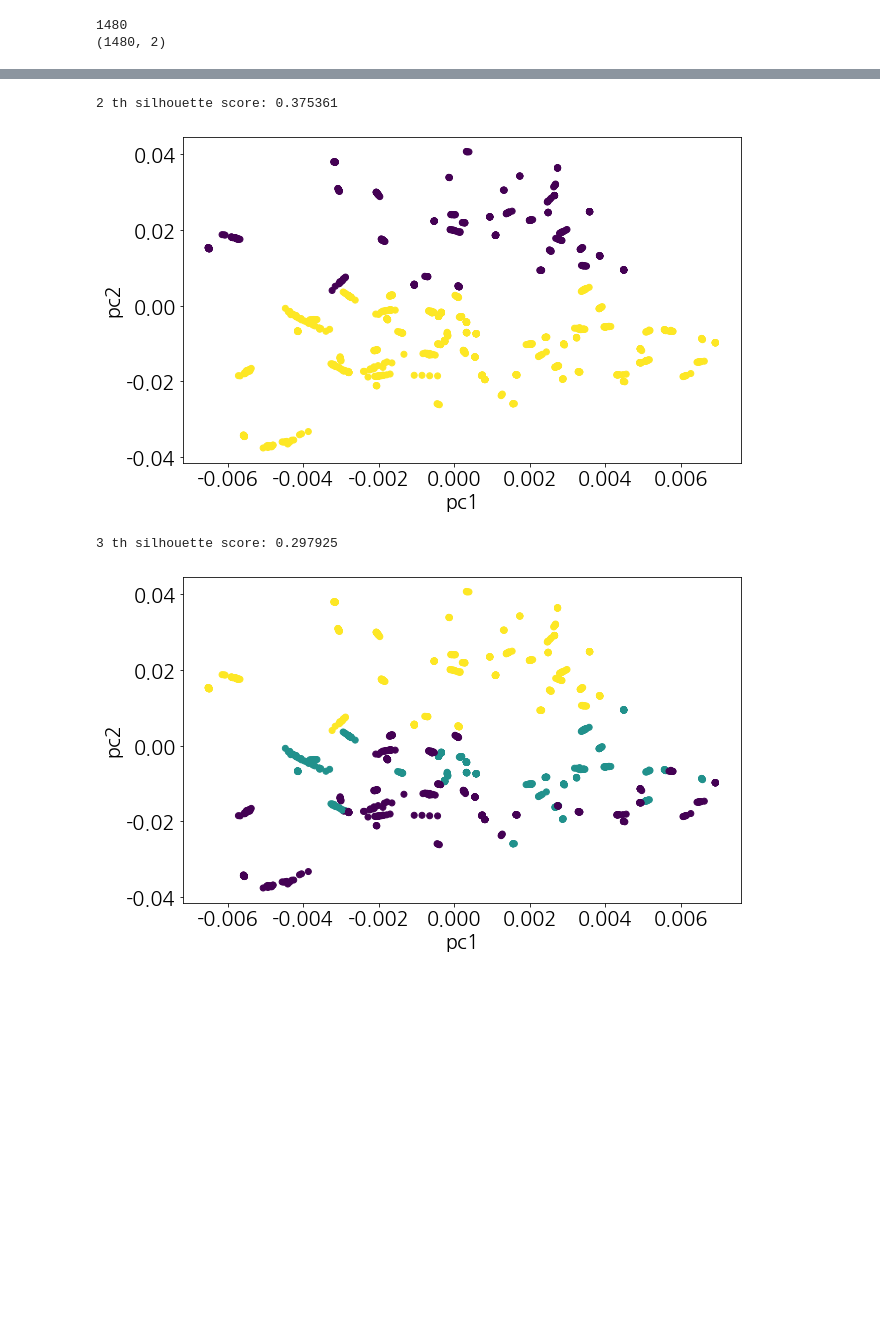
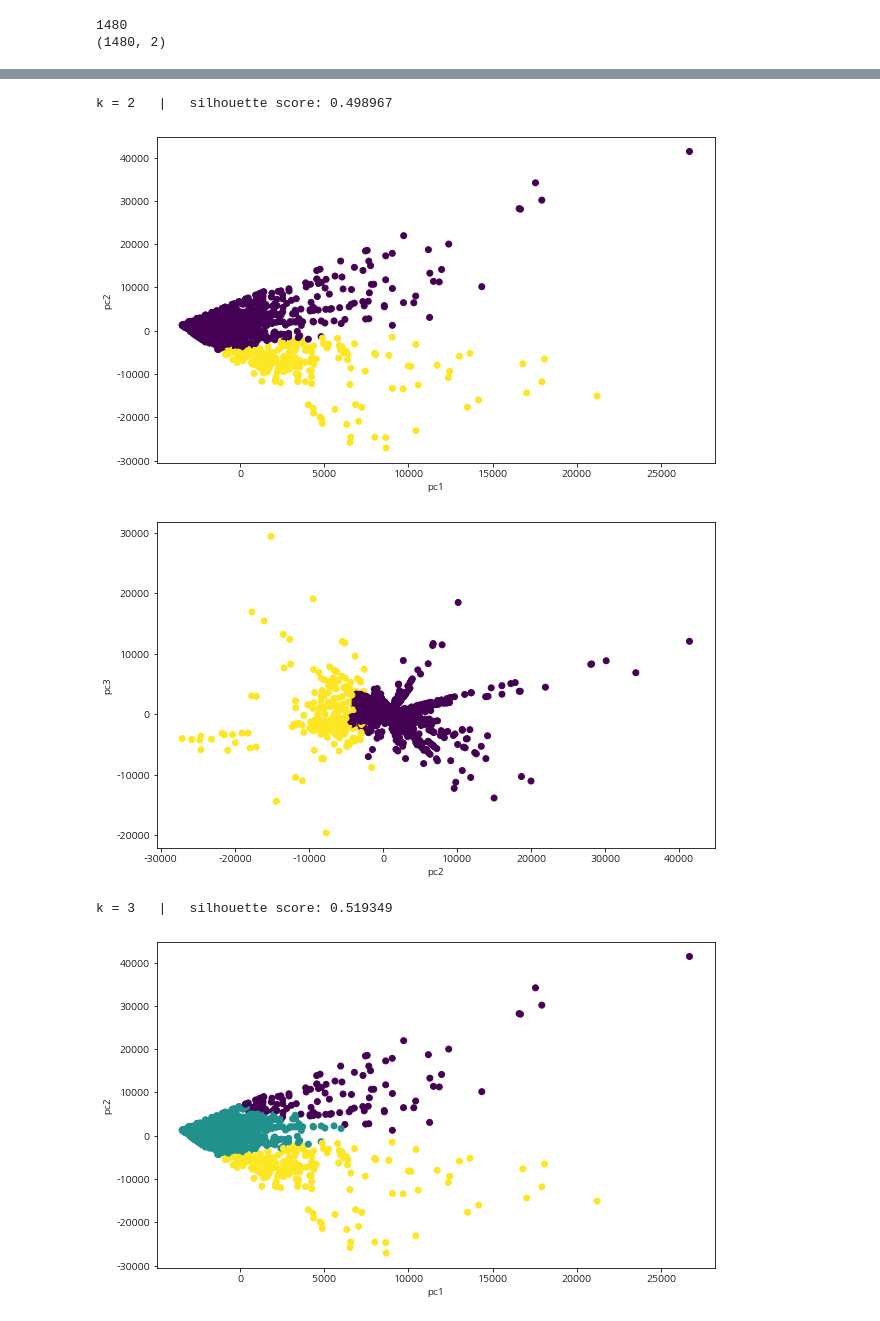
Before and after one commit to yoona3316/Datamining_subway, a Jupyter notebook: clustering_double_step.ipynb, the cells around one changed output, grey strips where cells are left out. Cells and saved outputs as stored; diff of their text form; code cells hidden in the pictures; blank space fills up the shorter version.

```diff
--- a/clustering_double_step.ipynb
+++ b/clustering_double_step.ipynb
@@ -17,8 +17,11 @@ out_of_seoul_stations = pd.read_csv('./data/out_of_seoul_stations.csv', encoding
 skt_floating_pop = pd.read_csv('./data/skt_floating_pop.csv', encoding='utf-8', header=0)
 subway = pd.read_csv('./data/subway.csv', encoding='utf-8', header=0)
 
-#objects = pd.read_csv('./data/objects.csv', encoding='utf-8', header=None, names=['ID', '20남', '30남', '40남', '50남', '6-70남', '20여', '30여', '40여', '50여', '6-70여']) # 인구수만 사용
+# 인구수만 사용
+objects = pd.read_csv('./data/objects.csv', encoding='utf-8', header=None, names=['ID', '20남', '30남', '40남', '50남', '6-70남', '20여', '30여', '40여', '50여', '6-70여']) # 인구수만 사용
 
-objects = pd.read_csv('./data/clustering_parameters.csv', encoding='utf-8'); # 비율, 총인원 혼합사용. 20남,30남,40남,50남,6-70남,20여,30여,40여,50여,6-70여,총인원
+# 비율, 총인원 혼합사용
+# objects = pd.read_csv('./data/clustering_parameters.csv', encoding='utf-8'); # 비율, 총인원 혼합사용. 20남,30남,40남,50남,6-70남,20여,30여,40여,50여,6-70여,총인원
+
 print(objects.shape)
 # %% [output]
@@ -54,11 +91,11 @@ Name: station, Length: 370, dtype: object
 # %%
-# [datetime, line, station, 04시-05시 승차인원, 04-05시 하차인원, ... 작업일자,ID,gu]
-df = objects;
-# df = df.drop(labels=['ID'], axis='columns');
+# 데이터 2차원으로 단순화 ['male', 'total']
 
 df_male = df['20남']+df['30남']+df['40남']+df['50남']+df['6-70남'];
-df_total = df['총인원'];
+
+# df_total = df['총인원'];
+df_total = np.sum(df, axis=1);
 
 df_data = pd.DataFrame({'male' : df_male, 'total' : df_total});
-df_data
+print(df_data.shape)
 # %% [output]
@@ -126,9 +137,8 @@ for k in k_group:
 
     plt.rc('font', family='NanumGothic')
     plt.rc('font', size='10')
-    for i in range(len(inout_pop)):
+    for i in range(len(object_list)):
         plt.annotate('%s' % object_list[i], (df_data['total'][i], df_data['male'][i]))
 
-
     plt.show();
 # %% [output]
@@ -177,9 +191,6 @@ print(df_data.shape)
 # PCA, n=2
 n = 2;
 pca = PCA(n_components=n);
-
-# df = objects.drop(labels=['ID'], axis='columns'); # raw data
-df = objects.drop(labels=['총인원'], axis='columns'); # 비율, 총인구 사용 data
 
 pc = pca.fit_transform(df);
 df_pc = pd.DataFrame(data=pc, columns = ['pc1', 'pc2']);
@@ -266,34 +282,40 @@ PCA(n_components=10)
 # %%
 # KMeans to PCA
 k_group = [i+2 for i in range(10)] # Choose k range
 df_pc_kmeans = df_pc.copy();
-df_pc_kmeans['pc1'] = df_pc_kmeans['pc1']/10;
+df_pc_kmeans['pc1'] = df_pc_kmeans['pc1']/10; # pc1 축은 1/10 으로 normalize
 silhouette_group = [];
+result = [];
 for k in k_group:
     km = KMeans(n_clusters = k, random_state = 0); # Initial value => random_state attr.
     km.fit(df_pc_kmeans); # Commit clustering
     result = km.predict(df_pc_kmeans);
 
     # print(km.cluster_centers_); # Print center
     sil_score = silhouette_score(df_pc_kmeans, result.T, metric='euclidean');
     silhouette_group.append(sil_score);
-    print('%d th silhouette score: %f' %(k, sil_score));
 
+    print('k = %d   |   silhouette score: %f' %(k, sil_score));
+    # pc1 vs pc2 그래프
     plt.scatter(df_pc_kmeans['pc1'], df_pc_kmeans['pc2'], c = result); # 점 plot 실행
     plt.xlabel('pc1');
     plt.ylabel('pc2');
-    plt.rc('font', family='NanumGothic');
-    plt.rc('font', size='20');
-
     plt.show();
 
-#    xy = make_n_dim_norm_array(dim=5, sample_size=500, mu1=1, mu2 = 2+i*5)
-#    cluster_nums = AgglomerativeClustering(n_clusters=2).fit_predict(xy)
+    # pc2 vs pc3 그래프
+    plt.scatter(df_pc_kmeans['pc2'], df_pc_kmeans['pc3'], c = result); # 점 plot 실행
+    plt.xlabel('pc2');
+    plt.ylabel('pc3');
+    plt.rc('font', size=10);
+    plt.show();
+
+# Silhouette 그래프
 plt.plot(k_group, silhouette_group);
 plt.xlabel('K');
 plt.ylabel('silhouette score');
 # %% [output]
-2 th silhouette score: 0.375361
+k = 2   |   silhouette score: 0.498967
-[figure, old version]
+[figure, new version]
+[figure, new version]
-3 th silhouette score: 0.297925
+k = 3   |   silhouette score: 0.519349
-[figure, old version]
+[figure, new version]
```
Also changed, not shown: parts of 15 cells of this notebook, 2 other files.
